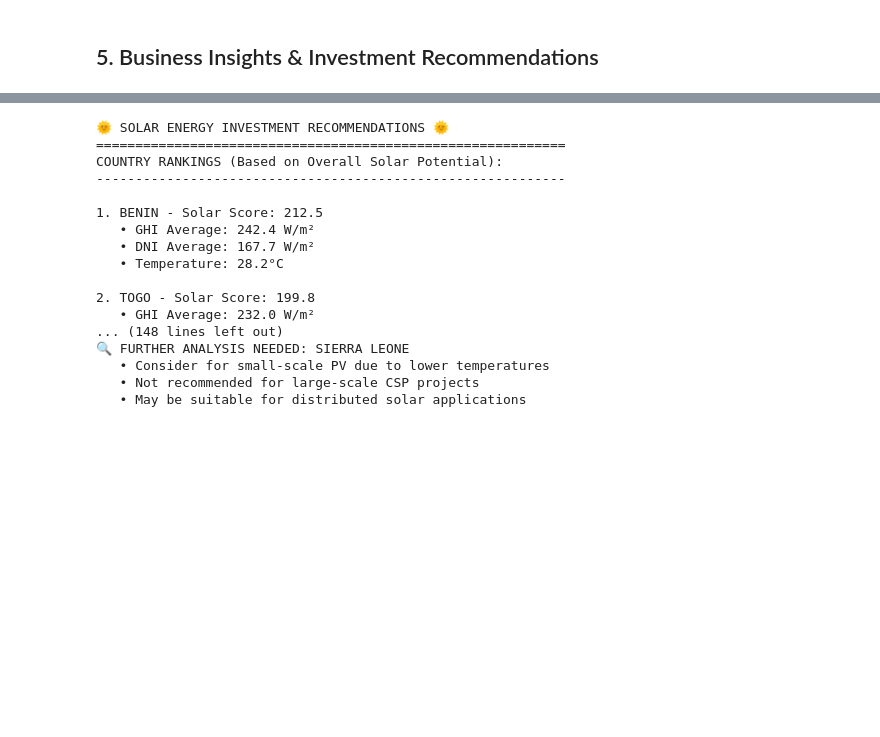
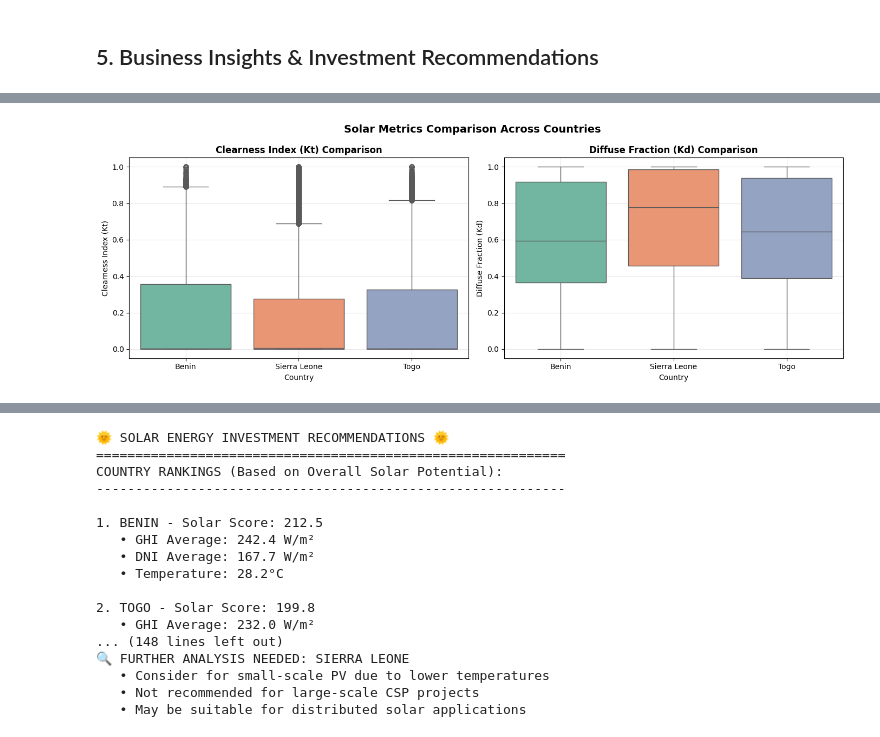
Before and after one commit to estif0/solar-challenge-week1, a Jupyter notebook: src/notebooks/compare_countries.ipynb, the cells around one changed output, grey strips where cells are left out. Drawn from its saved outputs; the diff is of its cells as text; code cells hidden in the pictures; blank space fills up the shorter version.

```diff
--- a/src/notebooks/compare_countries.ipynb
+++ b/src/notebooks/compare_countries.ipynb
@@ -410,0 +529,95 @@ Tamb: η² = 0.0242 (Medium effect)
+# %%
+# Calculate solar metrics for each country using SolarMetrics
+print("☀️ SOLAR METRICS COMPARISON (Using SolarMetrics Module)")
+print("=" * 70)
+
+solar_metrics_results = {}
+
+for country_name, df in [('Benin', benin_df), ('Sierra Leone', sierra_df), ('Togo', togo_df)]:
+    print(f"\n📍 {country_name}:")
+
+    # Calculate metrics using SolarMetrics
+    metrics_calc = SolarMetrics(df)
+
+    # Calculate clearness index and diffuse fraction
+    kt = metrics_calc.calculate_clearness_index()
+    kd = metrics_calc.calculate_diffuse_fraction()
+
+    # Add to dataframe
+    df_with_metrics = df.copy()
+    df_with_metrics['Clearness_Index'] = kt
+    df_with_metrics['Diffuse_Fraction'] = kd
+
+    # Store results
+    solar_metrics_results[country_name] = df_with_metrics
+
+    # Summary statistics
+    if 'Clearness_Index' in df_with_metrics.columns:
+        kt_clean = df_with_metrics['Clearness_Index'].dropna()
+        if len(kt_clean) > 0:
+            kt_mean = kt_clean.mean()
+            kt_median = kt_clean.median()
+            print(f"   • Clearness Index (Kt):")
+            print(f"     - Mean: {kt_mean:.3f}")
+            print(f"     - Median: {kt_median:.3f}")
+            print(f"     - Range: [{kt_clean.min():.3f}, {kt_clean.max():.3f}]")
+
+    if 'Diffuse_Fraction' in df_with_metrics.columns:
+        kd_clean = df_with_metrics['Diffuse_Fraction'].dropna()
+        if len(kd_clean) > 0:
+            kd_mean = kd_clean.mean()
+            kd_median = kd_clean.median()
+            print(f"   • Diffuse Fraction (Kd):")
+            print(f"     - Mean: {kd_mean:.3f}")
+            print(f"     - Median: {kd_median:.3f}")
+            print(f"     - Range: [{kd_clean.min():.3f}, {kd_clean.max():.3f}]")
+
+# Visualize solar metrics comparison
+fig, axes = plt.subplots(1, 2, figsize=(14, 5))
+fig.suptitle("Solar Metrics Comparison Across Countries", fontsize=14, fontweight='bold')
+
+# Prepare data for visualization
+metrics_comparison = []
+for country_name, df_metrics in solar_metrics_results.items():
+    if 'Clearness_Index' in df_metrics.columns:
+        for kt in df_metrics['Clearness_Index'].dropna():
+            if np.isfinite(kt):  # Filter out inf/nan
+                metrics_comparison.append({'Country': country_name, 'Metric': 'Clearness Index', 'Value': kt})
+    if 'Diffuse_Fraction' in df_metrics.columns:
+        for kd in df_metrics['Diffuse_Fraction'].dropna():
+            if np.isfinite(kd):  # Filter out inf/nan
+                metrics_comparison.append({'Country': country_name, 'Metric': 'Diffuse Fraction', 'Value': kd})
+
+metrics_df = pd.DataFrame(metrics_comparison)
+
+# Clearness Index comparison
+kt_data = metrics_df[metrics_df['Metric'] == 'Clearness Index']
+if len(kt_data) > 0:
+    sns.boxplot(data=kt_data, x='Country', y='Value', ax=axes[0], palette='Set2')
+    axes[0].set_title('Clearness Index (Kt) Comparison', fontweight='bold')
+    axes[0].set_ylabel('Clearness Index (Kt)')
+    axes[0].grid(True, alpha=0.3)
+
+# Diffuse Fraction comparison
+kd_data = metrics_df[metrics_df['Metric'] == 'Diffuse Fraction']
+if len(kd_data) > 0:
+    sns.boxplot(data=kd_data, x='Country', y='Value', ax=axes[1], palette='Set2')
+    axes[1].set_title('Diffuse Fraction (Kd) Comparison', fontweight='bold')
+    axes[1].set_ylabel('Diffuse Fraction (Kd)')
+    axes[1].grid(True, alpha=0.3)
+
+plt.tight_layout()
+plt.show()
+
+print("\n" + "=" * 70)
+print("🔍 SOLAR METRICS INTERPRETATION:")
+print("=" * 70)
+print("\n• Clearness Index (Kt): Ratio of surface to extraterrestrial irradiance")
+print("  - Higher Kt = Clearer skies, better solar potential")
+print("  - Kt > 0.6: Excellent conditions")
+print("  - Kt 0.4-0.6: Good conditions")
+print("  - Kt < 0.4: Poor conditions (cloudy)")
+print("\n• Diffuse Fraction (Kd): Proportion of diffuse to global radiation")
+print("  - Lower Kd = More direct radiation, better for CSP")
+print("  - Higher Kd = More diffuse radiation, still good for PV")
+# %% [output]
@@ -410,0 +641 @@ Tamb: η² = 0.0242 (Medium effect)
+[figure, added]
```
Also changed, not shown: parts of 14 cells of this notebook.
